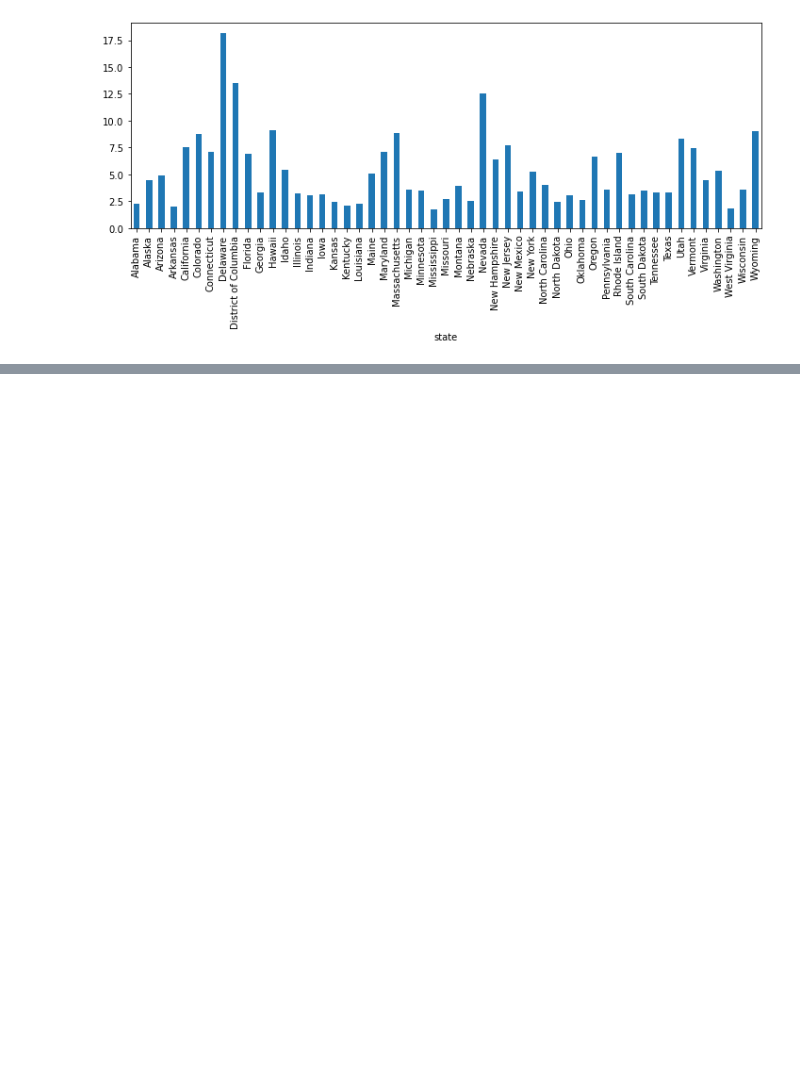
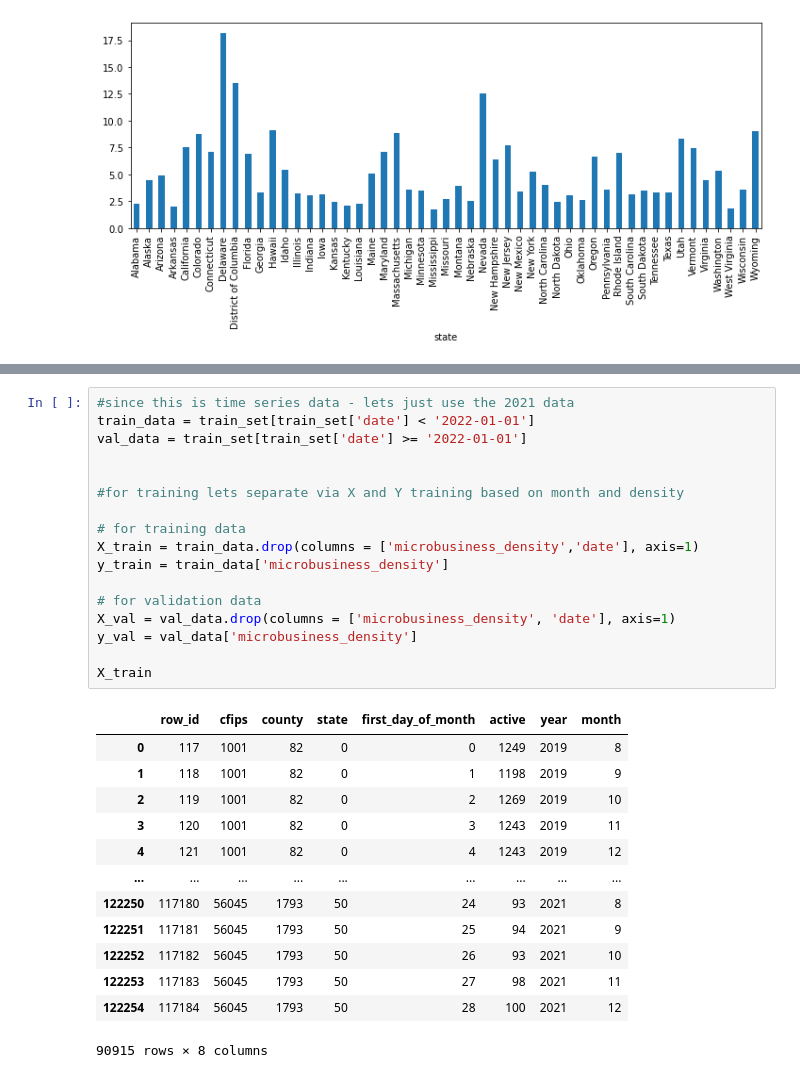
Before and after one commit to JaydenBeckwith/KaggleComps, a Jupyter notebook: go-daddy-comp-notebook.ipynb, the cells around one changed output, grey strips where cells are left out. Drawn from its saved outputs; the diff is of its cells as text; blank space fills up the shorter version.

```diff
--- a/go-daddy-comp-notebook.ipynb
+++ b/go-daddy-comp-notebook.ipynb
@@ -205,0 +252,31 @@ train_set.groupby('state')['microbusiness_density'].mean().plot(kind='bar', figs
+# %%
+#since this is time series data - lets just use the 2021 data
+train_data = train_set[train_set['date'] < '2022-01-01']
+val_data = train_set[train_set['date'] >= '2022-01-01']
+
+
+#for training lets separate via X and Y training based on month and density
+
+# for training data
+X_train = train_data.drop(columns = ['microbusiness_density','date'], axis=1)
+y_train = train_data['microbusiness_density']
+
+# for validation data
+X_val = val_data.drop(columns = ['microbusiness_density', 'date'], axis=1)
+y_val = val_data['microbusiness_density']
+
+X_train
+# %% [output]
+|  | row_id | cfips | county | state | first_day_of_month | active | year | month |
+| 0 | 117 | 1001 | 82 | 0 | 0 | 1249 | 2019 | 8 |
+| 1 | 118 | 1001 | 82 | 0 | 1 | 1198 | 2019 | 9 |
+| 2 | 119 | 1001 | 82 | 0 | 2 | 1269 | 2019 | 10 |
+| 3 | 120 | 1001 | 82 | 0 | 3 | 1243 | 2019 | 11 |
+| 4 | 121 | 1001 | 82 | 0 | 4 | 1243 | 2019 | 12 |
+| ... | ... | ... | ... | ... | ... | ... | ... | ... |
+| 122250 | 117180 | 56045 | 1793 | 50 | 24 | 93 | 2021 | 8 |
+| 122251 | 117181 | 56045 | 1793 | 50 | 25 | 94 | 2021 | 9 |
+| 122252 | 117182 | 56045 | 1793 | 50 | 26 | 93 | 2021 | 10 |
+| 122253 | 117183 | 56045 | 1793 | 50 | 27 | 98 | 2021 | 11 |
+| 122254 | 117184 | 56045 | 1793 | 50 | 28 | 100 | 2021 | 12 |
+90915 rows × 8 columns
```
Also changed, not shown: parts of 10 cells of this notebook.
